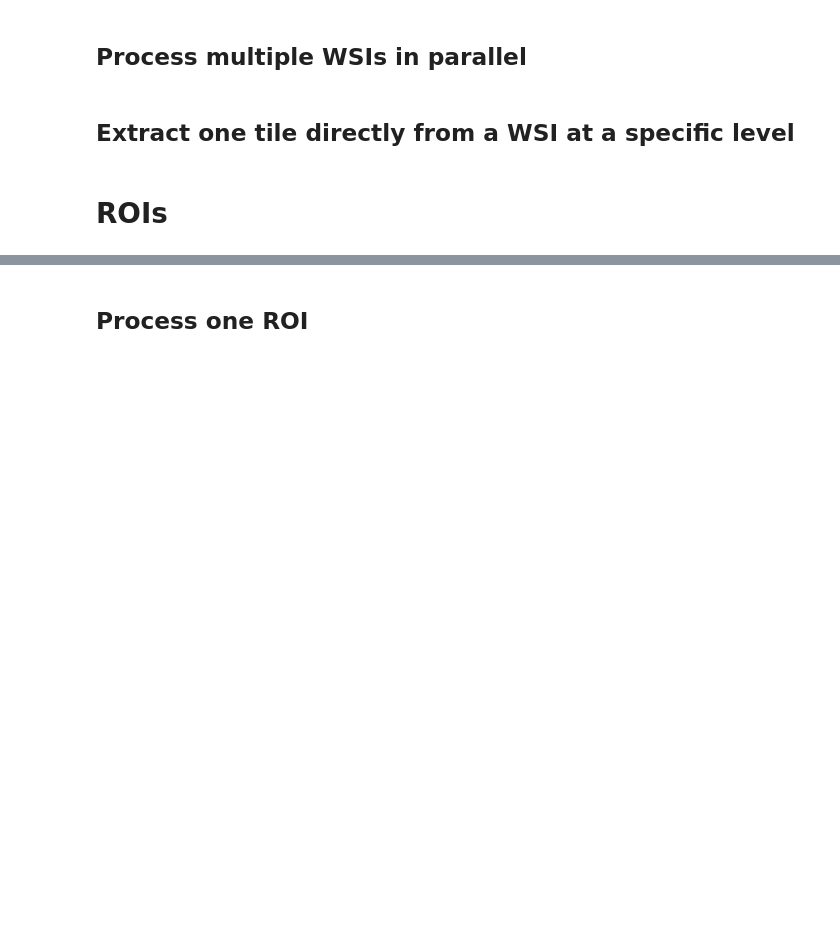
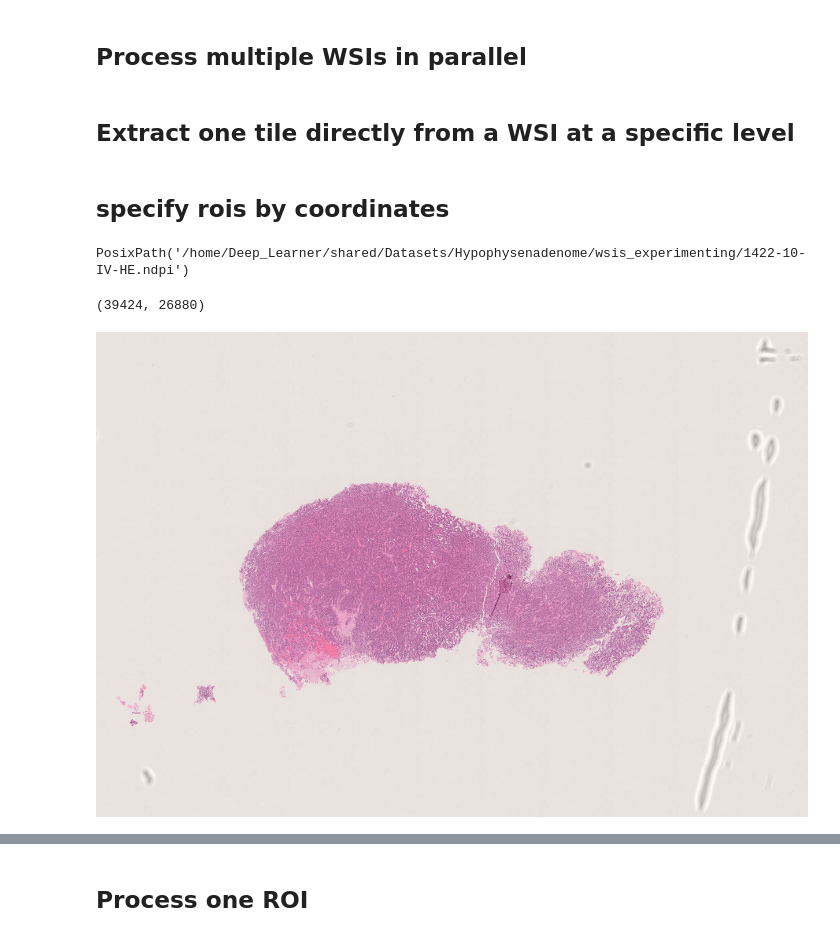
Before and after one commit to FAU-DLM/wsi_processing_pipeline, a Jupyter notebook: tile_extraction/example.ipynb, the cells around one changed output, grey strips where cells are left out. Saved outputs shown, nothing was run; the diff lists cells and outputs as text; code cells hidden in the pictures; blank space fills up the shorter version.

```diff
--- a/tile_extraction/example.ipynb
+++ b/tile_extraction/example.ipynb
@@ -61,5 +57,9 @@ s = slide.open_slide(p)
 s.level_dimensions
 # %%
 tiles.ExtractTileFromWSI(p, x=0,y=0, width=1232,height=840,level=5)
-# %% [markdown]
-# ROIs
+# %% [markdown]
+## specify rois by coordinates
+# %%
+wsi_path = wsis_path.ls()[0];wsi_path
+# %% [output]
+PosixPath('/home/Deep_Learner/shared/Datasets/Hypophysenadenome/wsis_experimenting/1422-10-IV-HE.ndpi')
@@ -65,0 +68,8 @@ tiles.ExtractTileFromWSI(p, x=0,y=0, width=1232,height=840,level=5)
+# %%
+wsi.dimensions
+# %% [output]
+(39424, 26880)
+# %%
+png_img = tiles.wsi_to_scaled_pil_image(wsi_path)[0];png_img
+# %% [output]
+[figure, added]
```
Also changed, not shown: parts of 9 cells of this notebook.
